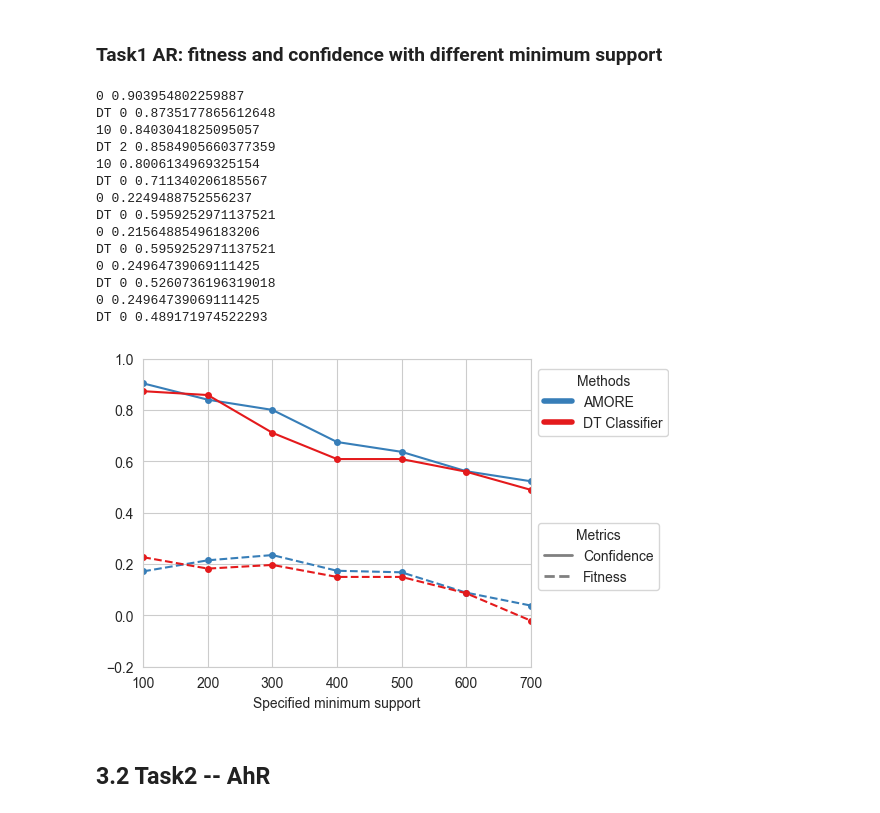
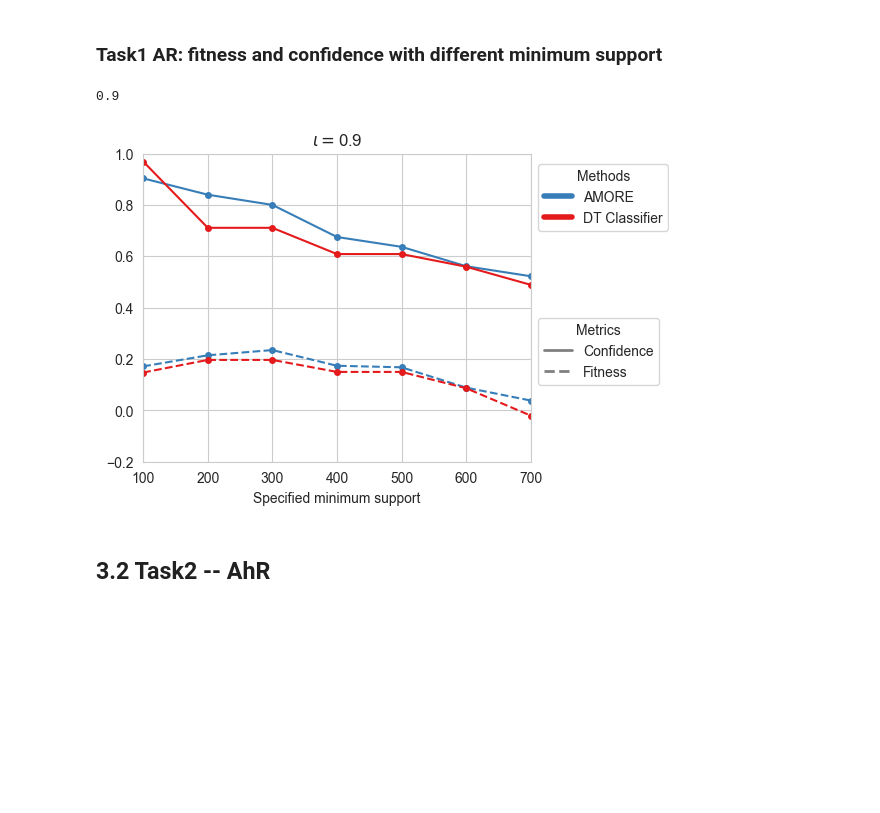
Before and after one commit to tmi-lab/AMORE, a Jupyter notebook: experiments/toxicity/toxicity_prediction.ipynb, the cells around one changed output. Drawn from its saved outputs; the diff is of its cells as text; code cells hidden in the pictures; blank space fills up the shorter version.

```diff
--- a/experiments/toxicity/toxicity_prediction.ipynb
+++ b/experiments/toxicity/toxicity_prediction.ipynb
@@ -395,34 +395,25 @@ NumAliphaticRings > 1.414
 SMR_VSA5 > 0.836
 # %% [markdown]
 ### Task1 AR: fitness and confidence with different minimum support
+# %%
+confidence_lower_bound = 0.9
+confidence_lower_bound
+# %% [output]
+0.9
 # %%
 ## Need grid search first to get the results with different minimum supports
 
 if grid_search:
 
     cf_mtx = np.vstack([config_metric_records[key]["top_confidence_records"] for key in config_metric_records.keys()])
     ft_mtx = np.vstack([config_metric_records[key]["top_fitness_records"] for key in config_metric_records.keys()])
 
     DT_cf_mtx = np.vstack([DT_config_metric_records[key]["top_confidence_records"] for key in DT_config_metric_records.keys()])
     DT_ft_mtx = np.vstack([DT_config_metric_records[key]["top_fitness_records"] for key in DT_config_metric_records.keys()])
 
-    eutils.plot_confidence_fitness_curve(cf_mtx,ft_mtx,DT_cf_mtx,DT_ft_mtx,support_range,save_path="./AR_compare_DT.svg",y_lim=[-0.2,1])
+    eutils.plot_confidence_fitness_curve(cf_mtx,ft_mtx,DT_cf_mtx,DT_ft_mtx,support_range,save_path="./AR",y_lim=[-0.2,1],confidence_lower_bound=confidence_lower_bound)
 # %% [output]
-0 0.903954802259887
-DT 0 0.8735177865612648
-10 0.8403041825095057
-DT 2 0.8584905660377359
-10 0.8006134969325154
-DT 0 0.711340206185567
-0 0.2249488752556237
-DT 0 0.5959252971137521
-0 0.21564885496183206
-DT 0 0.5959252971137521
-0 0.24964739069111425
-DT 0 0.5260736196319018
-0 0.24964739069111425
-DT 0 0.489171974522293
-[figure, old version]
+[figure, new version]
 # %% [markdown]
 ## 3.2 Task2 -- AhR
 # %%
```
Also changed, not shown: parts of 7 cells of this notebook, 6 other files.
